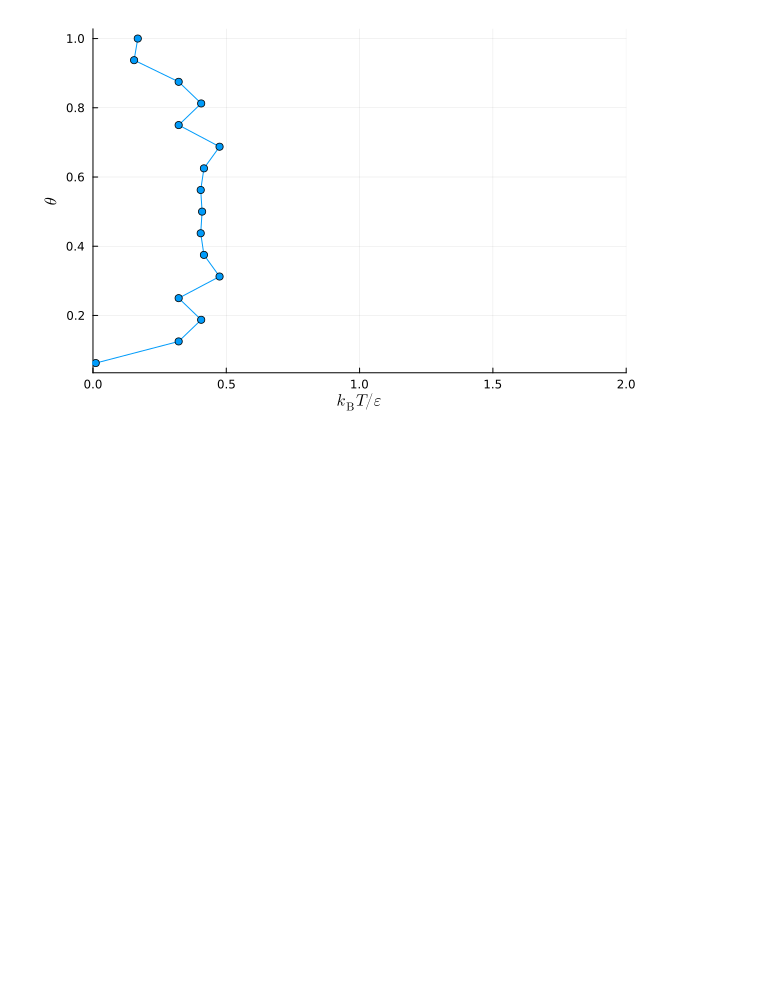
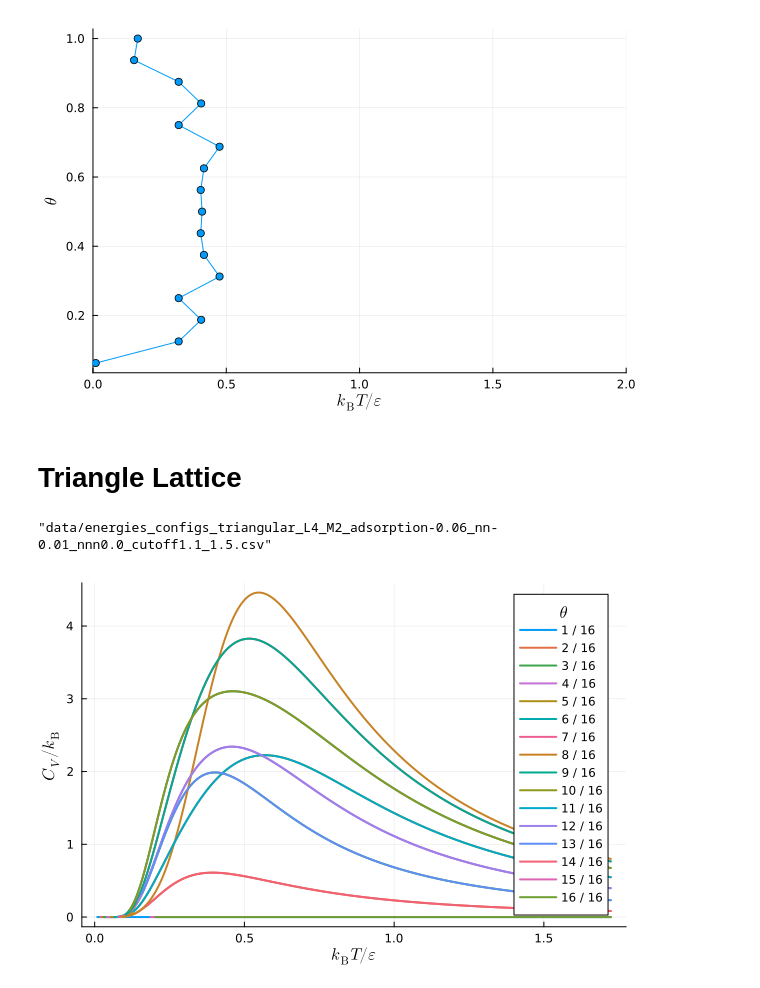
Before and after one commit to wexlergroup/FreeBird.jl, a Jupyter notebook: scripts/lattice-examples.ipynb, the cells around one changed output. Cells and saved outputs as stored; diff of their text form; code cells hidden in the pictures; blank space fills up the shorter version.

Commit message:
Refactor square lattice example

```diff
--- a/scripts/lattice-examples.ipynb
+++ b/scripts/lattice-examples.ipynb
@@ -360,3 +360,73 @@ p = plot(Trs, θs, xlabel="\$ k_{\\mathrm{B}} T / ε \$", ylabel = "\$ \\theta \
 display(p)
 # %% [output]
 [figure]
+# %% [markdown]
+# Triangle Lattice
+# %%
+# Define the parameters for the exact enumeration
+L = triangular_supercell_dimensions[1]
+M = triangular_supercell_dimensions[2]
+adsorption_energy = -0.06
+nn_energy = -0.01
+nnn_energy = 0.00
+cutoff_radii = (1.1, 1.5)
+parameters = "triangular_L$(L)_M$(M)_adsorption$(adsorption_energy)_nn$(nn_energy)_nnn$(nnn_energy)_cutoff$(cutoff_radii[1])_$(cutoff_radii[2])"
+
+df_Cv = DataFrame(N = Int[], L = Int[], M = Int[], β = Float64[], T = Float64[], Cv = Float64[])
+df_energies_configs = DataFrame(N = Int[], L = Int[], M = Int[], energy = Float64[], configurations = Lattice2DSystem[])
+
+for N in 1:L*M*length(triangular_basis)
+    energies, configurations = exact_enumeration(triangular_primitive_lattice_vectors, triangular_basis, triangular_supercell_dimensions, N, adsorption_energy, nn_energy, nnn_energy, cutoff_radii)
+
+    Ts = collect(1.0:0.1:200.0)  # K
+    βs = 1.0 ./ (kB * Ts)  # 1/eV
+    ωis = ones(length(energies))
+
+    Eis = zeros(length(energies))
+    for i in 1:length(energies)
+        Eis[i] = ustrip(energies[i])
+    end
+
+    dof = 0
+
+    Cv = [cv(β, ωis, Eis, dof) / kB for β in βs]  # kB
+
+    append!(df_Cv, DataFrame(N = N, L = L, M = M, β = βs, T = Ts, Cv = Cv))
+
+    for i in 1:length(energies)
+        append!(df_energies_configs, DataFrame(N = N, L = L, M = M, energy = energies[i], configurations = configurations[i]))
+    end
+end
+
+CSV.write("data/Cv_$parameters.csv", df_Cv)
+CSV.write("data/energies_configs_$parameters.csv", df_energies_configs)
+# %% [output]
+"data/energies_configs_triangular_L4_M2_adsorption-0.06_nn-0.01_nnn0.0_cutoff1.1_1.5.csv"
+# %%
+# Read data
+Cv = CSV.read("data/Cv_triangular_L4_M2_adsorption-0.06_nn-0.01_nnn0.0_cutoff1.1_1.5.csv", DataFrame)
+
+# Create an empty plot
+p = plot()
+
+# Loop over different numbers of occupied sites
+for N in 1:L*M*length(triangular_basis)
+
+    # Extract the data for the current number of occupied sites
+    df_N = filter(row -> row.N == N, copy(Cv))
+
+    # Convert the temperatures to reduced units
+    Ts = kB * df_N.T / ustrip(-nn_energy)
+
+    # Extract the constant-volume heat capacity data
+    Cv_N = df_N.Cv
+
+    # Create a plot of the constant-volume heat capacity as a function of temperature
+    plot!(p, Ts, Cv_N, xlabel="\$ k_{\\mathrm{B}} T / ε \$", ylabel="\$ C_V / k_{\\mathrm{B}} \$", linewidth=2, size=(600, 400), label="$(N) / $(L * M * length(triangular_basis))", legendtitle="\$ \\theta \$", color=N)
+
+end
+
+# Display the plot
+display(p)
+# %% [output]
+[figure, added]
```
Also changed, not shown: parts of 3 cells of this notebook.
